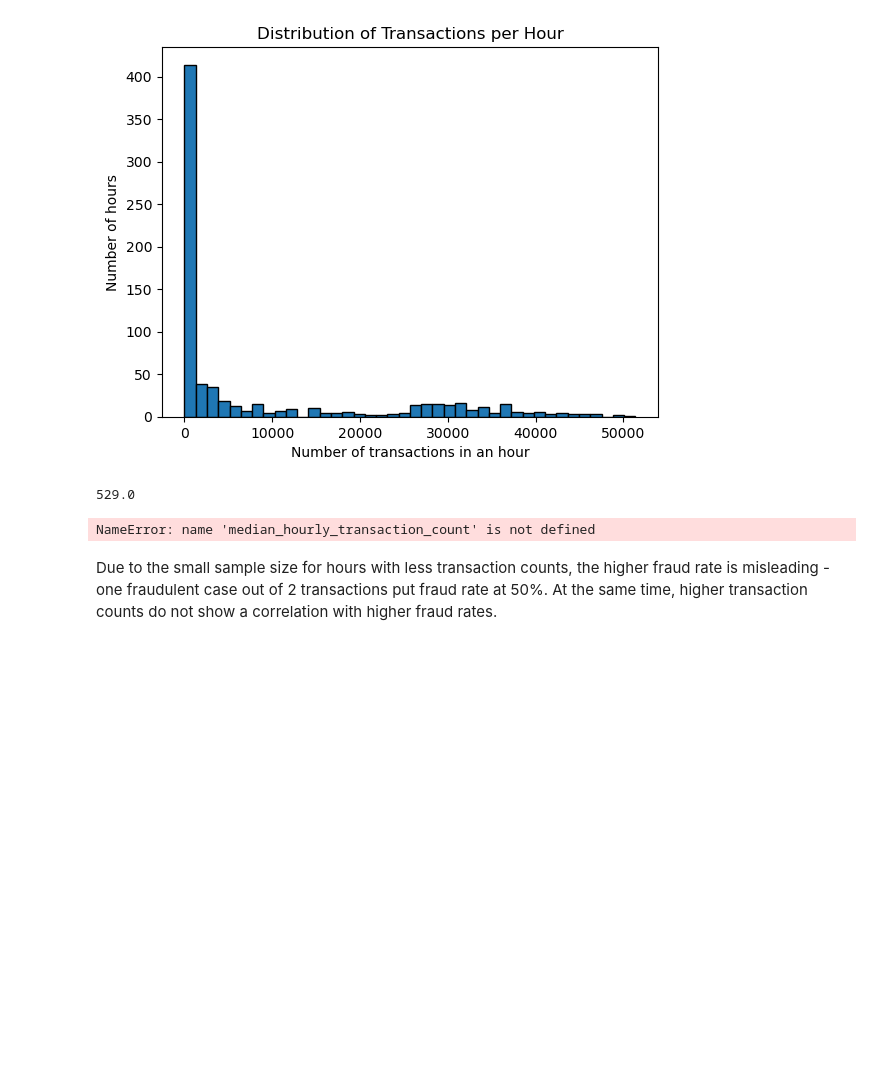
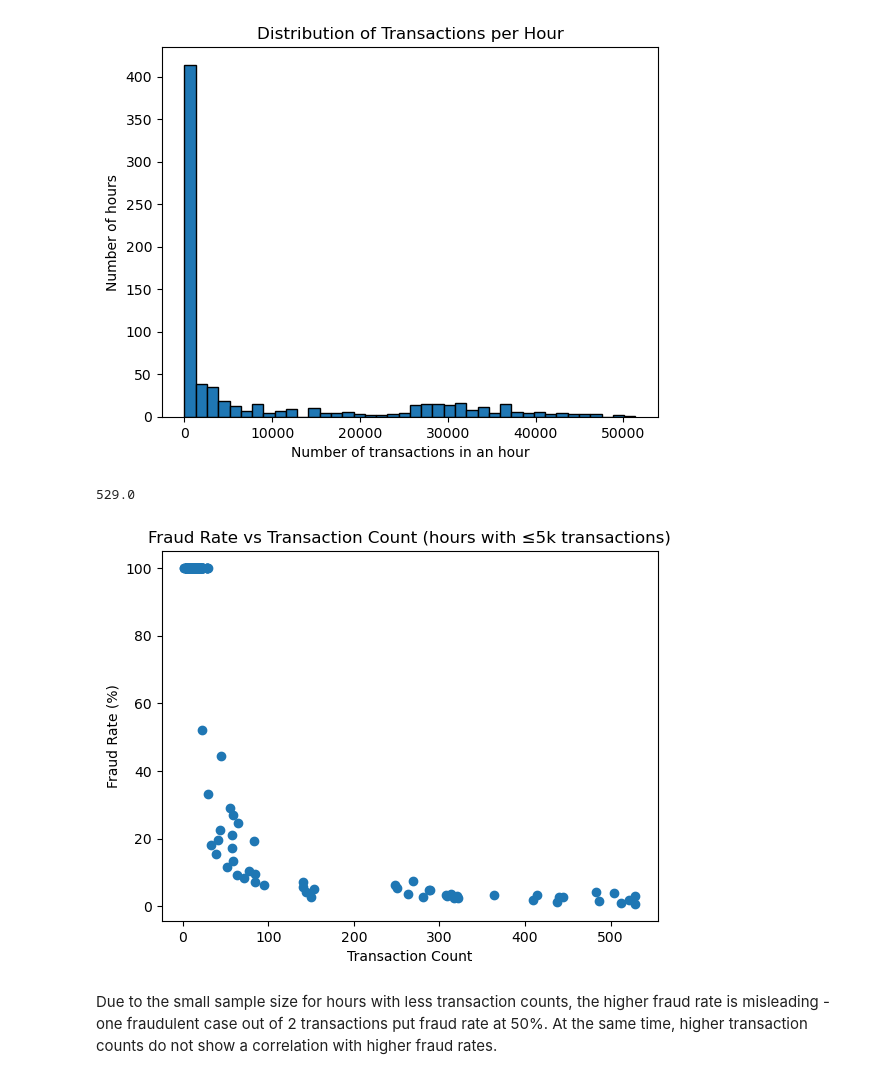
Before and after one commit to AnnaMalaschenko/Financial-Fraud-Detection, a Jupyter notebook: notebooks/eda.ipynb, the cells around one changed output. Saved outputs shown, nothing was run; the diff lists cells and outputs as text; code cells hidden in the pictures; blank space fills up the shorter version.

```diff
--- a/notebooks/eda.ipynb
+++ b/notebooks/eda.ipynb
@@ -90,19 +90,19 @@ print(median_hourly_trans_count)
 # %%
 hourly_stats = df.groupby('step')['isFraud'].agg(
     fraud_percent=lambda x: x.mean() * 100,
     transaction_count='count'
 )
 
 # only keep hours with up to 5k transactions
-filtered_stats = hourly_stats[hourly_stats['transaction_count'] <= median_hourly_transaction_count]
+filtered_stats = hourly_stats[hourly_stats['transaction_count'] <= median_hourly_trans_count]
 
 plt.scatter(filtered_stats['transaction_count'], filtered_stats['fraud_percent'])
 plt.xlabel('Transaction Count')
 plt.ylabel('Fraud Rate (%)')
 plt.title('Fraud Rate vs Transaction Count (hours with ≤5k transactions)')
 plt.show()
 # %% [output]
-NameError: name 'median_hourly_transaction_count' is not defined
+[figure, added]
 # %% [markdown]
 Due to the small sample size for hours with less transaction counts, the higher fraud rate is misleading - one fraudulent case out of 2 transactions put fraud rate at 50%. At the same time, higher transaction counts do not show a correlation with higher fraud rates.
 # %%
```
